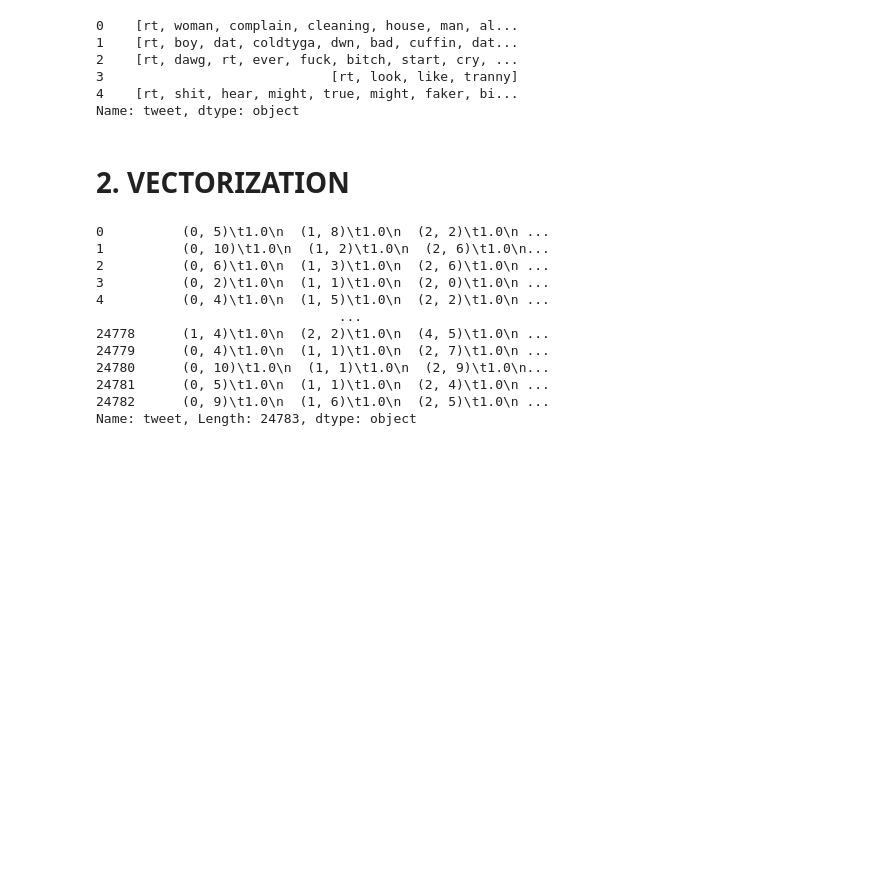
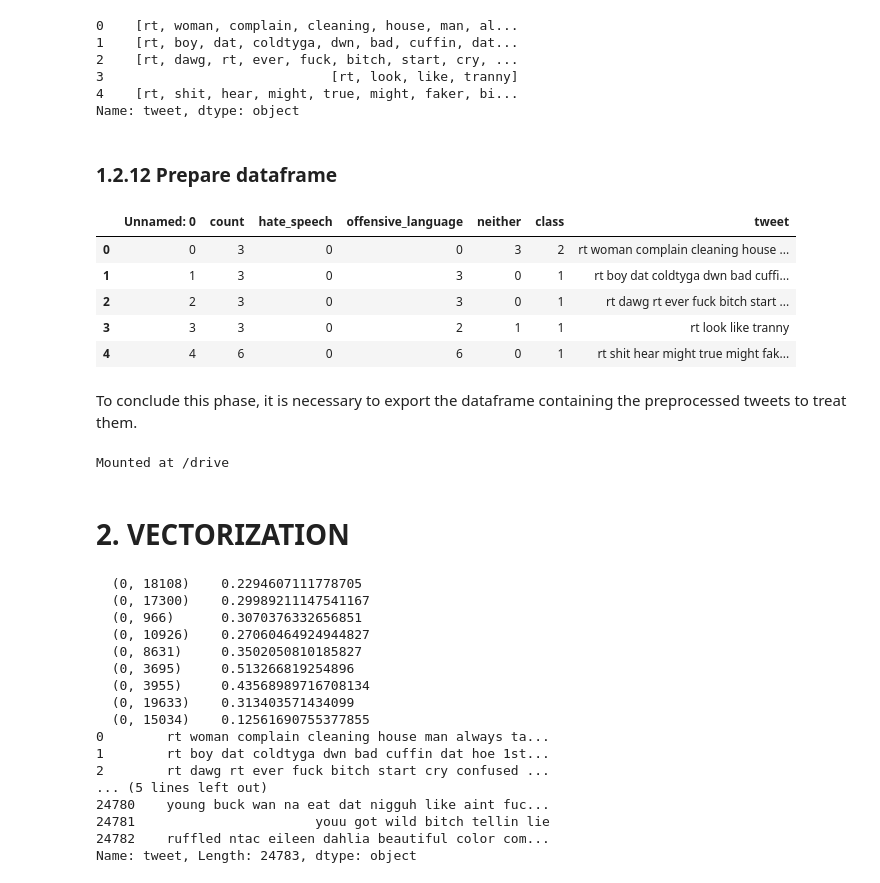
Before and after one commit to raulbs7/Machine-Learning-Techniques-Project, a Jupyter notebook: NLP_Supervised_Project/NLP_Hatred_Tweets.ipynb, the cells around one changed output. Cells and saved outputs as stored; diff of their text form; code cells hidden in the pictures; blank space fills up the shorter version.

```diff
--- a/NLP_Supervised_Project/NLP_Hatred_Tweets.ipynb
+++ b/NLP_Supervised_Project/NLP_Hatred_Tweets.ipynb
@@ -418,34 +421,60 @@ tweets_lemmatizer.head()
 3                             [rt, look, like, tranny]
 4    [rt, shit, hear, might, true, might, faker, bi...
 Name: tweet, dtype: object
+# %% [markdown]
+### 1.2.12 Prepare dataframe
+# %%
+def list_to_string(list):
+  return ' '.join(list)
+# %%
+tweets['tweet'] = tweets_lemmatizer.apply(list_to_string)
+tweets.head()
+# %% [output]
+|  | Unnamed: 0 | count | hate_speech | offensive_language | neither | class | tweet |
+| 0 | 0 | 3 | 0 | 0 | 3 | 2 | rt woman complain cleaning house ... |
+| 1 | 1 | 3 | 0 | 3 | 0 | 1 | rt boy dat coldtyga dwn bad cuffi... |
+| 2 | 2 | 3 | 0 | 3 | 0 | 1 | rt dawg rt ever fuck bitch start ... |
+| 3 | 3 | 3 | 0 | 2 | 1 | 1 | rt look like tranny |
+| 4 | 4 | 6 | 0 | 6 | 0 | 1 | rt shit hear might true might fak... |
+# %% [markdown]
+To conclude this phase, it is necessary to export the dataframe containing the preprocessed tweets to treat them.
+# %%
+drive.mount('/drive')
+tweets.to_csv('/drive/My Drive/processed_tweets.csv')
+# %% [output]
+Mounted at /drive
 # %% [markdown]
 # 2. VECTORIZATION
 # %%
 from sklearn.feature_extraction.text import TfidfVectorizer
 
 def tfid_vectorizer(raw):
-  vectorizer = TfidfVectorizer(min_df=1)
+  vectorizer = TfidfVectorizer(min_df=1, lowercase=False)
   return vectorizer.fit_transform(raw);
 
 def tfidf_ngram__vectorizer(raw):
-  vectorizer = TfidfVectorizer(ngram_range=(1,2), min_df=1)
+  vectorizer = TfidfVectorizer(ngram_range=(1,2), min_df=1, lowercase=False)
   return vectorizer.fit_transform(raw);
 
 #X = vectorizer.fit_transform(sent_tokenize)
-tweet_vect = tweets_clean.apply(tfid_vectorizer)
+tweet_vect = tfid_vectorizer(tweets['tweet'])
 
-print(tweet_vect)
-#print(tweet_vect.toarray())
+print(tweet_vect[0])
 # %% [output]
-0          (0, 5)\t1.0\n  (1, 8)\t1.0\n  (2, 2)\t1.0\n ...
-1          (0, 10)\t1.0\n  (1, 2)\t1.0\n  (2, 6)\t1.0\n...
-2          (0, 6)\t1.0\n  (1, 3)\t1.0\n  (2, 6)\t1.0\n ...
-3          (0, 2)\t1.0\n  (1, 1)\t1.0\n  (2, 0)\t1.0\n ...
-4          (0, 4)\t1.0\n  (1, 5)\t1.0\n  (2, 2)\t1.0\n ...
-                               ...
-24778      (1, 4)\t1.0\n  (2, 2)\t1.0\n  (4, 5)\t1.0\n ...
-24779      (0, 4)\t1.0\n  (1, 1)\t1.0\n  (2, 7)\t1.0\n ...
-24780      (0, 10)\t1.0\n  (1, 1)\t1.0\n  (2, 9)\t1.0\n...
-24781      (0, 5)\t1.0\n  (1, 1)\t1.0\n  (2, 4)\t1.0\n ...
-24782      (0, 9)\t1.0\n  (1, 6)\t1.0\n  (2, 5)\t1.0\n ...
+  (0, 18108)    0.2294607111778705
+  (0, 17300)    0.29989211147541167
+  (0, 966)      0.3070376332656851
+  (0, 10926)    0.27060464924944827
+  (0, 8631)     0.3502050810185827
+  (0, 3695)     0.513266819254896
+  (0, 3955)     0.43568989716708134
+  (0, 19633)    0.313403571434099
+  (0, 15034)    0.12561690755377855
+0        rt woman complain cleaning house man always ta...
+1        rt boy dat coldtyga dwn bad cuffin dat hoe 1st...
+2        rt dawg rt ever fuck bitch start cry confused ...
+... (5 lines left out)
+24780    young buck wan na eat dat nigguh like aint fuc...
+24781                       youu got wild bitch tellin lie
+24782    ruffled ntac eileen dahlia beautiful color com...
 Name: tweet, Length: 24783, dtype: object
```
Also changed, not shown: parts of 5 cells of this notebook.
